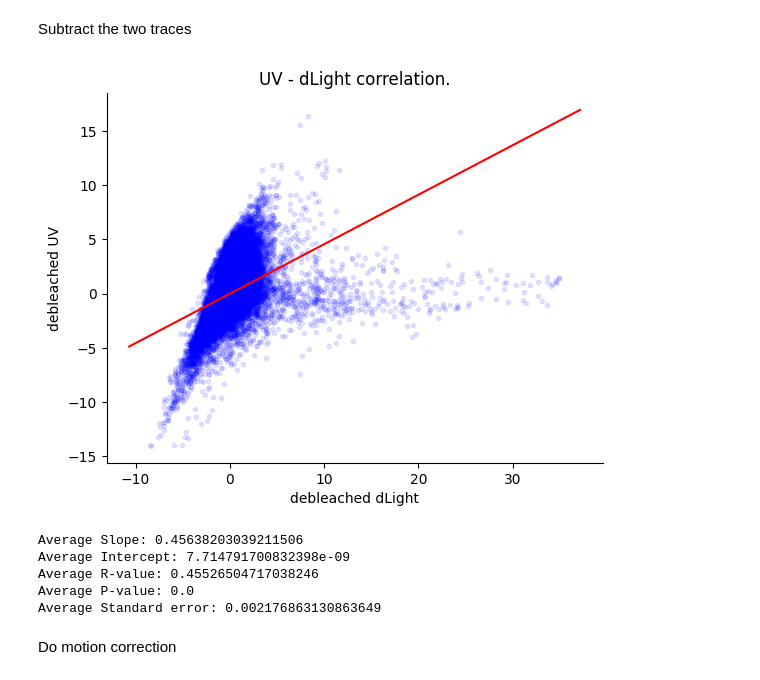
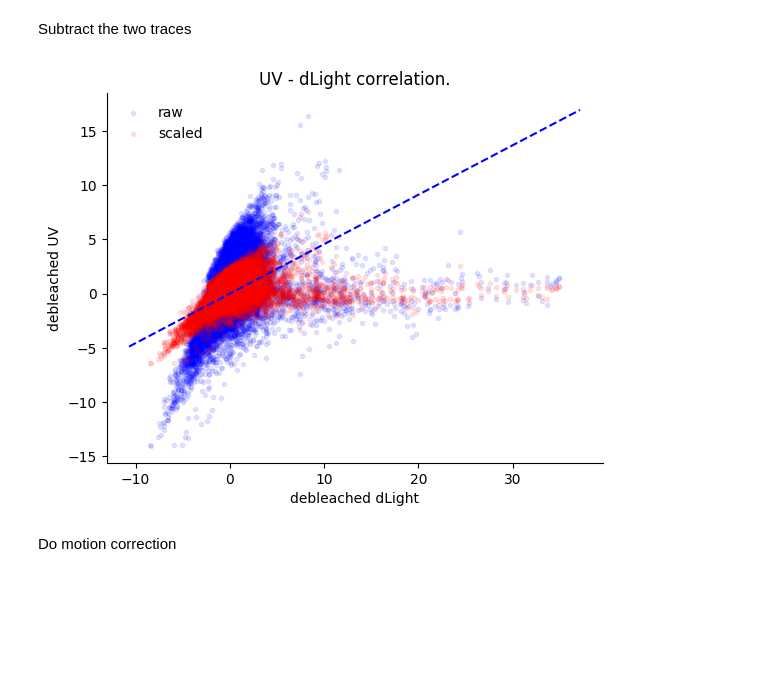
Before and after one commit to KravitzLab/KreedLabWiki, a Jupyter notebook: PythonNotebooks/Photometry_processing.ipynb, the cells around one changed output. Saved outputs shown, nothing was run; the diff lists cells and outputs as text; code cells hidden in the pictures; blank space fills up the shorter version.

```diff
--- a/PythonNotebooks/Photometry_processing.ipynb
+++ b/PythonNotebooks/Photometry_processing.ipynb
@@ -171,35 +171,40 @@ plt.tight_layout()
 # %% [markdown]
 Subtract the two traces
 # %%
-#%% motion correction by finding the best linear fit of the UV signal to the GCAMP signal
-# then we will subtract the estimated motion from the GCAMP signal
+#%% motion correction by finding the best linear fit of the UV signal to the fluorescence signal
+# then we will subtract the estimated motion from the fluorescence signal
 # we will use the data that was bleaching correct first using the double exponential fit
 slope, intercept, r_value, p_value, std_err = linregress(x=dLight_debleached, y=iso_debleached)
-plt.scatter(dLight_debleached[::5], iso_debleached[::5],alpha=0.1, marker='.', color='b')
+plt.scatter(dLight_debleached[::5], iso_debleached[::5],alpha=0.1, marker='.', color='b', label = "raw")
 x = np.array(plt.xlim())
-plt.plot(x, intercept+slope*x, color='r')
+plt.plot(x, intercept+slope*x, color='b', linestyle = "--")
 plt.ylabel('debleached UV')
 plt.xlabel('debleached dLight')
 plt.title('UV - dLight correlation.')
 
 # Remove top and right spines
 ax = plt.gca()
 ax.spines['top'].set_visible(False)
 ax.spines['right'].set_visible(False)
 
-plt.show()
-print("Average Slope:", slope)
-print("Average Intercept:", intercept)
-print("Average R-value:", r_value)
-print("Average P-value:", p_value)
-print("Average Standard error:", std_err)
+#%% Compute the estimated motion of the fluorescence signal and subtract to get motion correct signal
+Fitted_UV = intercept + slope * iso_debleached
+dLight_corrected = dLight_debleached - Fitted_UV
+
+plt.scatter(dLight_debleached[::5], Fitted_UV[::5], alpha=0.1, marker='.', color='r', label = "scaled")
+x = np.array(plt.xlim())
+plt.ylabel('debleached UV')
+plt.xlabel('debleached dLight')
+plt.title('UV - dLight correlation.')
+
+plt.legend(frameon=False)
+
+# Remove top and right spines
+ax = plt.gca()
+ax.spines['top'].set_visible(False)
+ax.spines['right'].set_visible(False)
 # %% [output]
-[figure, old version]
+[figure, new version]
-Average Slope: 0.45638203039211506
-Average Intercept: 7.714791700832398e-09
-Average R-value: 0.45526504717038246
-Average P-value: 0.0
-Average Standard error: 0.002176863130863649
 # %% [markdown]
 Do motion correction
 # %%
```
Also changed, not shown: parts of 4 cells of this notebook.
